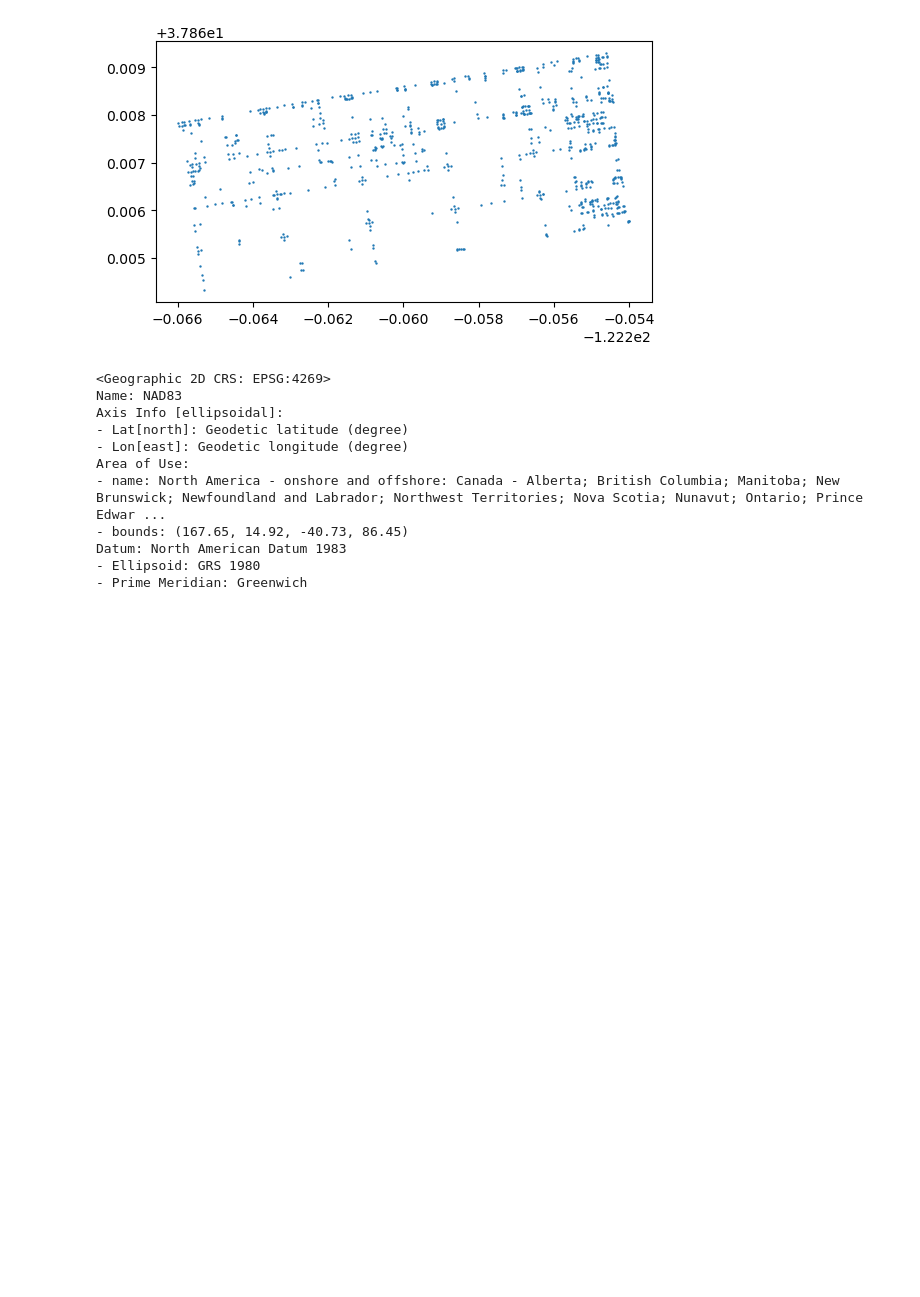
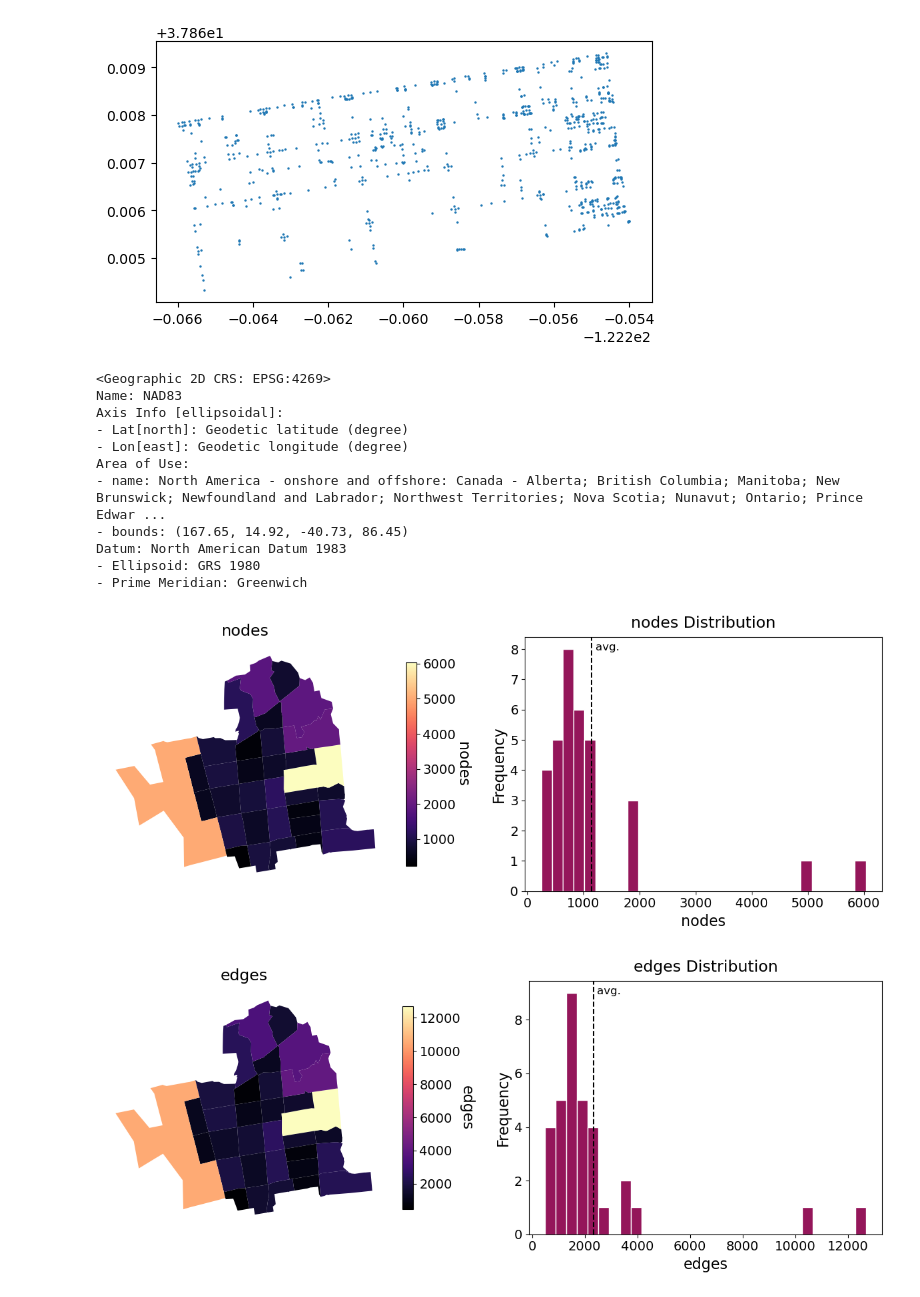
Before and after one commit to mRaffill/low_stress_network_quality, a Jupyter notebook: LTS_OSM.ipynb, the cells around one changed output. Saved outputs shown, nothing was run; the diff lists cells and outputs as text; code cells hidden in the pictures; blank space fills up the shorter version.

Commit message:
count edges and nodes per census tract

```diff
--- a/LTS_OSM.ipynb
+++ b/LTS_OSM.ipynb
@@ -551,3 +551,13 @@ edges_by_tract = gpd.sjoin(
     how="inner",
     predicate="within"
 )
+# %%
+bg['nodes'] = nodes_by_tract.groupby('index_right')['index_right'].count()
+# %%
+bg['edges'] = edges_by_tract.groupby('index_right')['index_right'].count()
+# %%
+acquire.quick_viz(bg, "nodes")
+acquire.quick_viz(bg, "edges")
+# %% [output]
+[figure, added]
+[figure, added]
```
